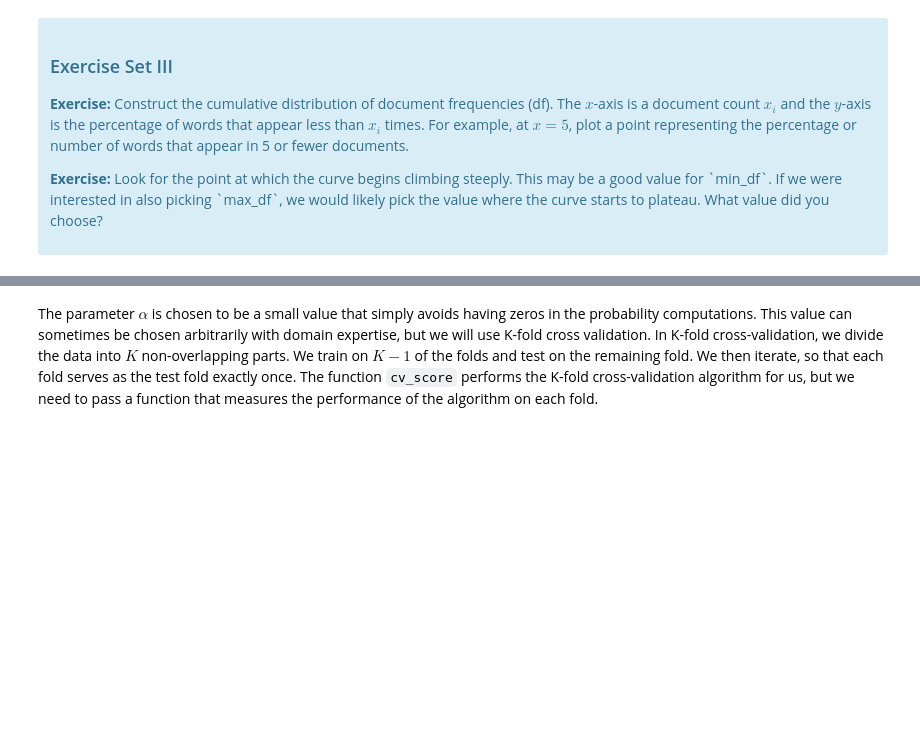
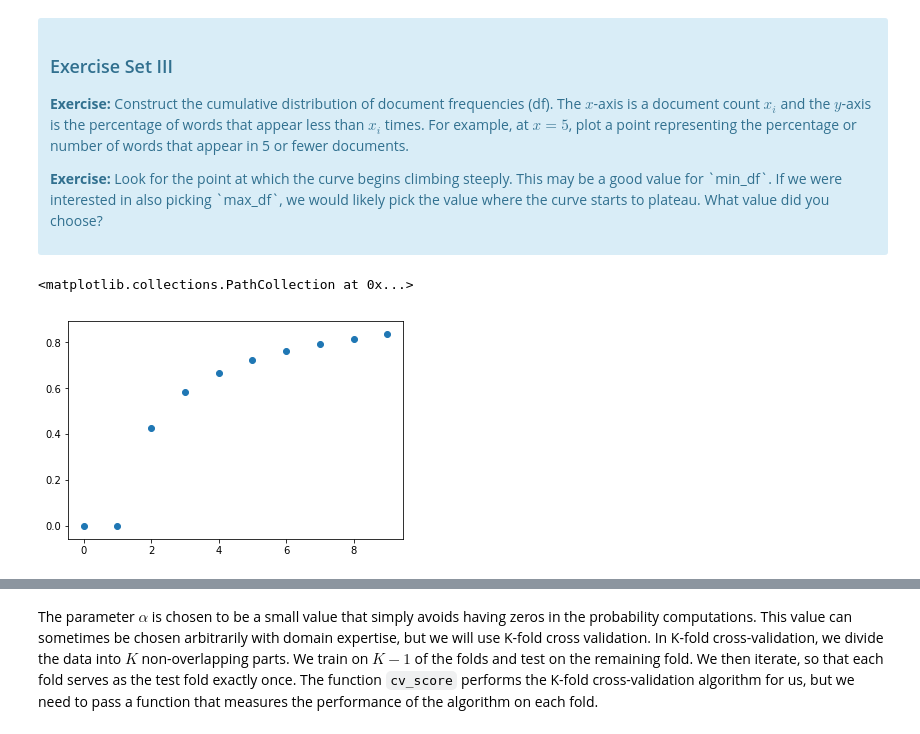
Before and after one commit to ohmgmatt/Springboard, a Jupyter notebook: mini_projects_ml/naive_bayes/Mini_Project_Naive_Bayes.ipynb, the cells around one changed output, grey strips where cells are left out. Saved outputs shown, nothing was run; the diff lists cells and outputs as text; code cells hidden in the pictures; blank space fills up the shorter version.

```diff
--- a/mini_projects_ml/naive_bayes/Mini_Project_Naive_Bayes.ipynb
+++ b/mini_projects_ml/naive_bayes/Mini_Project_Naive_Bayes.ipynb
@@ -281,0 +300,13 @@ First, let's find an appropriate value for `min_df` for the `CountVectorizer`. `
+# %%
+# Your turn.
+base = len(CountVectorizer().fit(critics.quote).get_feature_names())
+doc_freq = pd.DataFrame()
+for i in range(10):
+    vectorizer = CountVectorizer(min_df = i)
+    vectorizer.fit(critics.quote)
+    num = (base - len(vectorizer.get_feature_names())) / base
+    doc_freq = doc_freq.append({'i':i, 'num':num}, ignore_index=True)
+plt.scatter(x='i', y='num', data=doc_freq)
+# %% [output]
+<matplotlib.collections.PathCollection at 0x...>
+[figure, added]
```
Also changed, not shown: parts of 22 cells of this notebook.
